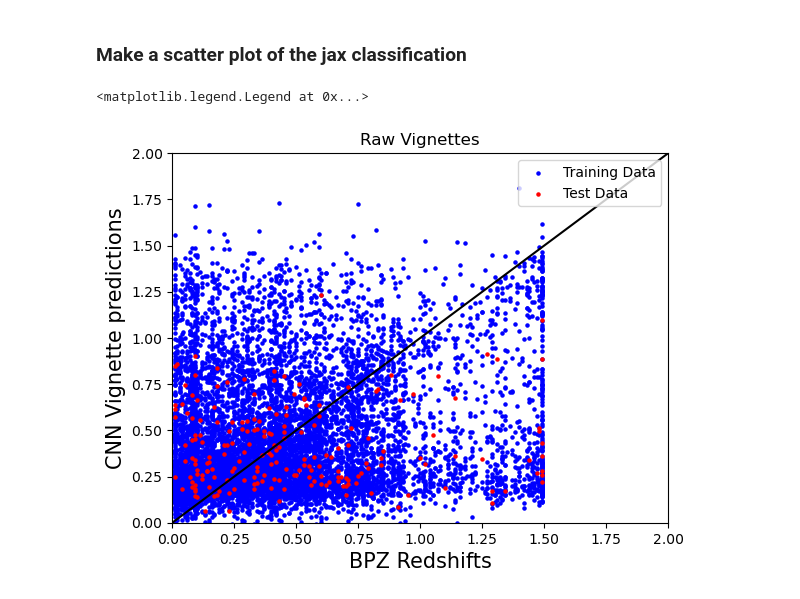
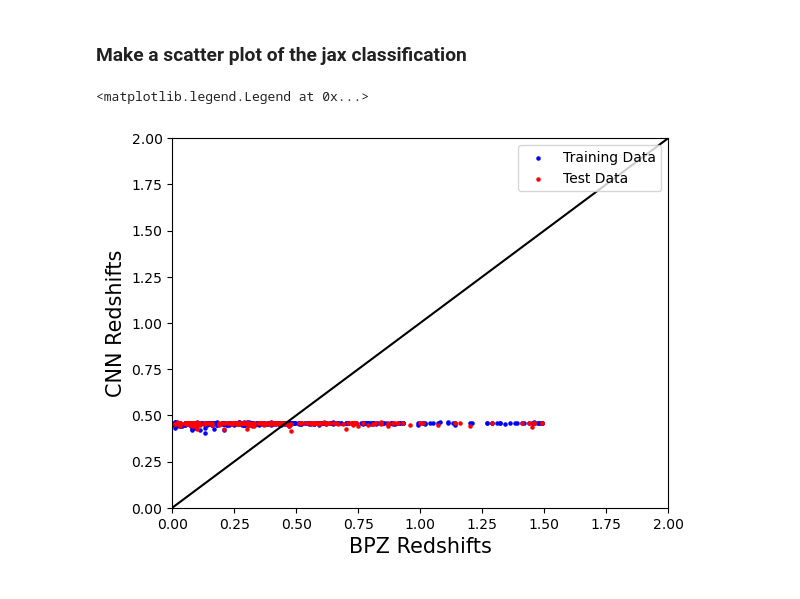
Before and after one commit to erichabjan/ml_redshifts, a Jupyter notebook: model_results.ipynb, the cells around one changed output. Drawn from its saved outputs; the diff is of its cells as text; code cells hidden in the pictures.

Commit message:
Jax model fixes

```diff
--- a/model_results.ipynb
+++ b/model_results.ipynb
@@ -193,8 +193,8 @@ import jax
 # %%
 suffix_jax = ''
 
-save_path = os.getcwd() + '/Jax_models/cnn_model_params' + suffix_jax + '.pkl'
-#save_path = '/home/habjan.e/SuperBIT_code/Redshift_ml/ml_redshifts/cnn_model_params.pkl'
+#save_path = os.getcwd() + '/Jax_models/cnn_model_params' + suffix_jax + '.pkl'
+save_path = '/home/habjan.e/SuperBIT_code/Redshift_ml/ml_redshifts/Jax_models/cnn_model_params.pkl'
 
 with open(save_path, 'rb') as f:
     loaded_params = pickle.load(f)
@@ -220,25 +220,32 @@ testy = np.load(data_path + 'testy_cnn_jax' + jax_suffix + '.npy')
 ### Classify
 # %%
 rng = jax.random.PRNGKey(42)
-preds = model.apply({'params': loaded_params}, testx, training=False)
-#preds = model.apply({'params': loaded_params}, testx, rngs={'dropout': rng}, training=False)
-preds = preds.squeeze()
+
+train_sams = 500
+
+preds_train = model.apply({'params': loaded_params}, trainx[:train_sams], training=False)
+preds_test = model.apply({'params': loaded_params}, testx, training=False)
+
+#preds_train = model.apply({'params': loaded_params}, trainx[:train_sams], rngs={'dropout': rng}, training=False)
+#preds_test = model.apply({'params': loaded_params}, testx, rngs={'dropout': rng}, training=False)
+
+preds_train = preds_train.squeeze()
+preds_test = preds_test.squeeze()
 # %% [markdown]
 ### Make a scatter plot of the jax classification
 # %%
-plt.scatter(trainy, cnn_pred_train, s=5, c='b', label='Training Data')
-plt.scatter(testy, cnn_pred_test, s=5, c='r', label='Test Data')
+plt.scatter(trainy[:train_sams], preds_train, s=5, c='b', label='Training Data')
+plt.scatter(testy, preds_test, s=5, c='r', label='Test Data')
 
 one_to_one = np.linspace(0, 2, 100)
 plt.plot(one_to_one, one_to_one, c='k')
 
 plt.xlim(0,2)
 plt.ylim(0,2)
 
 plt.xlabel('BPZ Redshifts', fontsize = 15)
-plt.ylabel('CNN Vignette predictions', fontsize = 15)
-plt.title('Raw Vignettes')
+plt.ylabel('CNN Redshifts', fontsize = 15)
 plt.legend(loc = 'upper right')
 # %% [output]
 <matplotlib.legend.Legend at 0x...>
-[figure, old version]
+[figure, new version]
```
Also changed, not shown: parts of 4 cells of this notebook, 3 other files.
